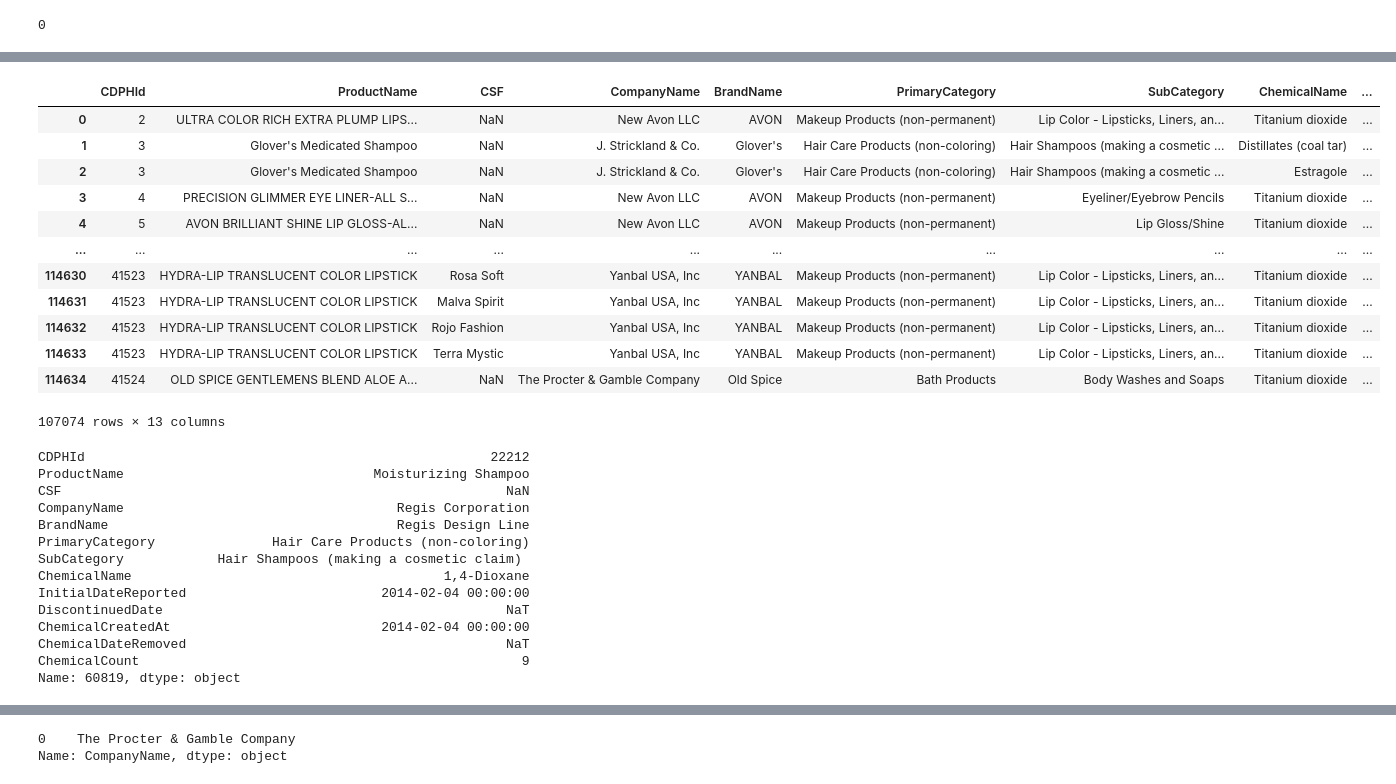
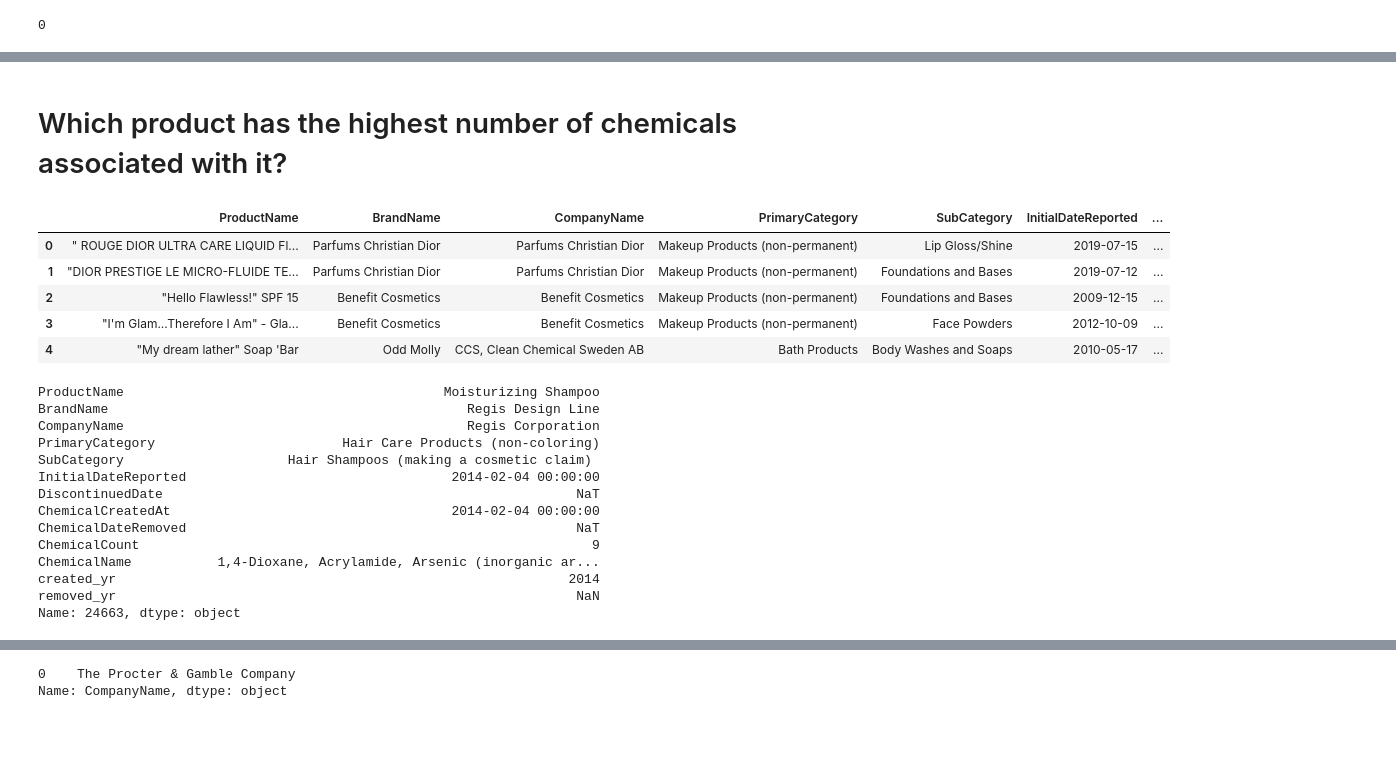
Before and after one commit to Sobia005/capstone_project, a Jupyter notebook: notebook/capstone_final_project.ipynb, the cells around one changed output, grey strips where cells are left out. Drawn from its saved outputs; the diff is of its cells as text; code cells hidden in the pictures; blank space fills up the shorter version.

```diff
--- a/notebook/capstone_final_project.ipynb
+++ b/notebook/capstone_final_project.ipynb
@@ -376,34 +384,29 @@ chemical_counts.head(20)
+# %% [markdown]
+# Which product has the highest number of chemicals associated with it?
 # %%
-mkup
+new_data2.head()
 # %% [output]
-|  | CDPHId | ProductName | CSF | CompanyName | BrandName | PrimaryCategory | SubCategory | ChemicalName | ... |
-| 0 | 2 | ULTRA COLOR RICH EXTRA PLUMP LIPS... | NaN | New Avon LLC | AVON | Makeup Products (non-permanent) | Lip Color - Lipsticks, Liners, an... | Titanium dioxide | ... |
-| 1 | 3 | Glover's Medicated Shampoo | NaN | J. Strickland & Co. | Glover's | Hair Care Products (non-coloring) | Hair Shampoos (making a cosmetic ... | Distillates (coal tar) | ... |
-| 2 | 3 | Glover's Medicated Shampoo | NaN | J. Strickland & Co. | Glover's | Hair Care Products (non-coloring) | Hair Shampoos (making a cosmetic ... | Estragole | ... |
-| 3 | 4 | PRECISION GLIMMER EYE LINER-ALL S... | NaN | New Avon LLC | AVON | Makeup Products (non-permanent) | Eyeliner/Eyebrow Pencils | Titanium dioxide | ... |
-| 4 | 5 | AVON BRILLIANT SHINE LIP GLOSS-AL... | NaN | New Avon LLC | AVON | Makeup Products (non-permanent) | Lip Gloss/Shine | Titanium dioxide | ... |
-| ... | ... | ... | ... | ... | ... | ... | ... | ... | ... |
-| 114630 | 41523 | HYDRA-LIP TRANSLUCENT COLOR LIPSTICK | Rosa Soft | Yanbal USA, Inc | YANBAL | Makeup Products (non-permanent) | Lip Color - Lipsticks, Liners, an... | Titanium dioxide | ... |
-| 114631 | 41523 | HYDRA-LIP TRANSLUCENT COLOR LIPSTICK | Malva Spirit | Yanbal USA, Inc | YANBAL | Makeup Products (non-permanent) | Lip Color - Lipsticks, Liners, an... | Titanium dioxide | ... |
-| 114632 | 41523 | HYDRA-LIP TRANSLUCENT COLOR LIPSTICK | Rojo Fashion | Yanbal USA, Inc | YANBAL | Makeup Products (non-permanent) | Lip Color - Lipsticks, Liners, an... | Titanium dioxide | ... |
-| 114633 | 41523 | HYDRA-LIP TRANSLUCENT COLOR LIPSTICK | Terra Mystic | Yanbal USA, Inc | YANBAL | Makeup Products (non-permanent) | Lip Color - Lipsticks, Liners, an... | Titanium dioxide | ... |
-| 114634 | 41524 | OLD SPICE GENTLEMENS BLEND ALOE A... | NaN | The Procter & Gamble Company | Old Spice | Bath Products | Body Washes and Soaps | Titanium dioxide | ... |
+|  | ProductName | BrandName | CompanyName | PrimaryCategory | SubCategory | InitialDateReported | ... |
+| 0 | " ROUGE DIOR ULTRA CARE LIQUID Fl... | Parfums Christian Dior | Parfums Christian Dior | Makeup Products (non-permanent) | Lip Gloss/Shine | 2019-07-15 | ... |
+| 1 | "DIOR PRESTIGE LE MICRO-FLUIDE TE... | Parfums Christian Dior | Parfums Christian Dior | Makeup Products (non-permanent) | Foundations and Bases | 2019-07-12 | ... |
+| 2 | "Hello Flawless!" SPF 15 | Benefit Cosmetics | Benefit Cosmetics | Makeup Products (non-permanent) | Foundations and Bases | 2009-12-15 | ... |
+| 3 | "I'm Glam...Therefore I Am" - Gla... | Benefit Cosmetics | Benefit Cosmetics | Makeup Products (non-permanent) | Face Powders | 2012-10-09 | ... |
+| 4 | "My dream lather" Soap 'Bar | Odd Molly | CCS, Clean Chemical Sweden AB | Bath Products | Body Washes and Soaps | 2010-05-17 | ... |
-107074 rows × 13 columns
 # %%
-mkup.loc[mkup["ChemicalCount"].idxmax()]
+new_data2.loc[new_data2["ChemicalCount"].idxmax()]
 # %% [output]
-CDPHId                                                    22212
-ProductName                                Moisturizing Shampoo
-CSF                                                         NaN
-CompanyName                                   Regis Corporation
-BrandName                                     Regis Design Line
-PrimaryCategory               Hair Care Products (non-coloring)
-SubCategory            Hair Shampoos (making a cosmetic claim)
-ChemicalName                                        1,4-Dioxane
-InitialDateReported                         2014-02-04 00:00:00
-DiscontinuedDate                                            NaT
-ChemicalCreatedAt                           2014-02-04 00:00:00
-ChemicalDateRemoved                                         NaT
-ChemicalCount                                                 9
-Name: 60819, dtype: object
+ProductName                                         Moisturizing Shampoo
+BrandName                                              Regis Design Line
+CompanyName                                            Regis Corporation
+PrimaryCategory                        Hair Care Products (non-coloring)
+SubCategory                     Hair Shampoos (making a cosmetic claim)
+InitialDateReported                                  2014-02-04 00:00:00
+DiscontinuedDate                                                     NaT
+ChemicalCreatedAt                                    2014-02-04 00:00:00
+ChemicalDateRemoved                                                  NaT
+ChemicalCount                                                          9
+ChemicalName           1,4-Dioxane, Acrylamide, Arsenic (inorganic ar...
+created_yr                                                          2014
+removed_yr                                                           NaN
+Name: 24663, dtype: object
 # %%
```
Also changed, not shown: parts of 100 cells of this notebook.
